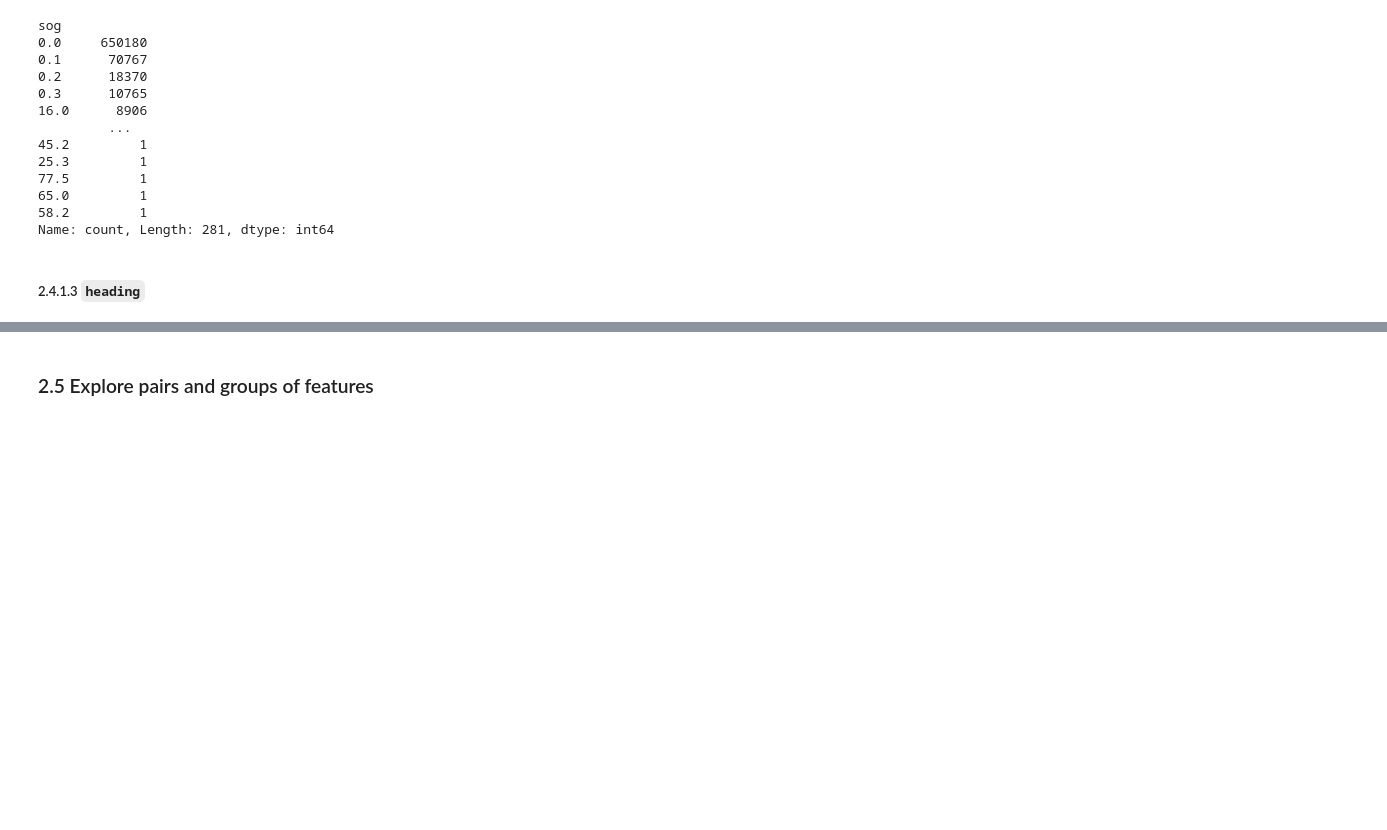
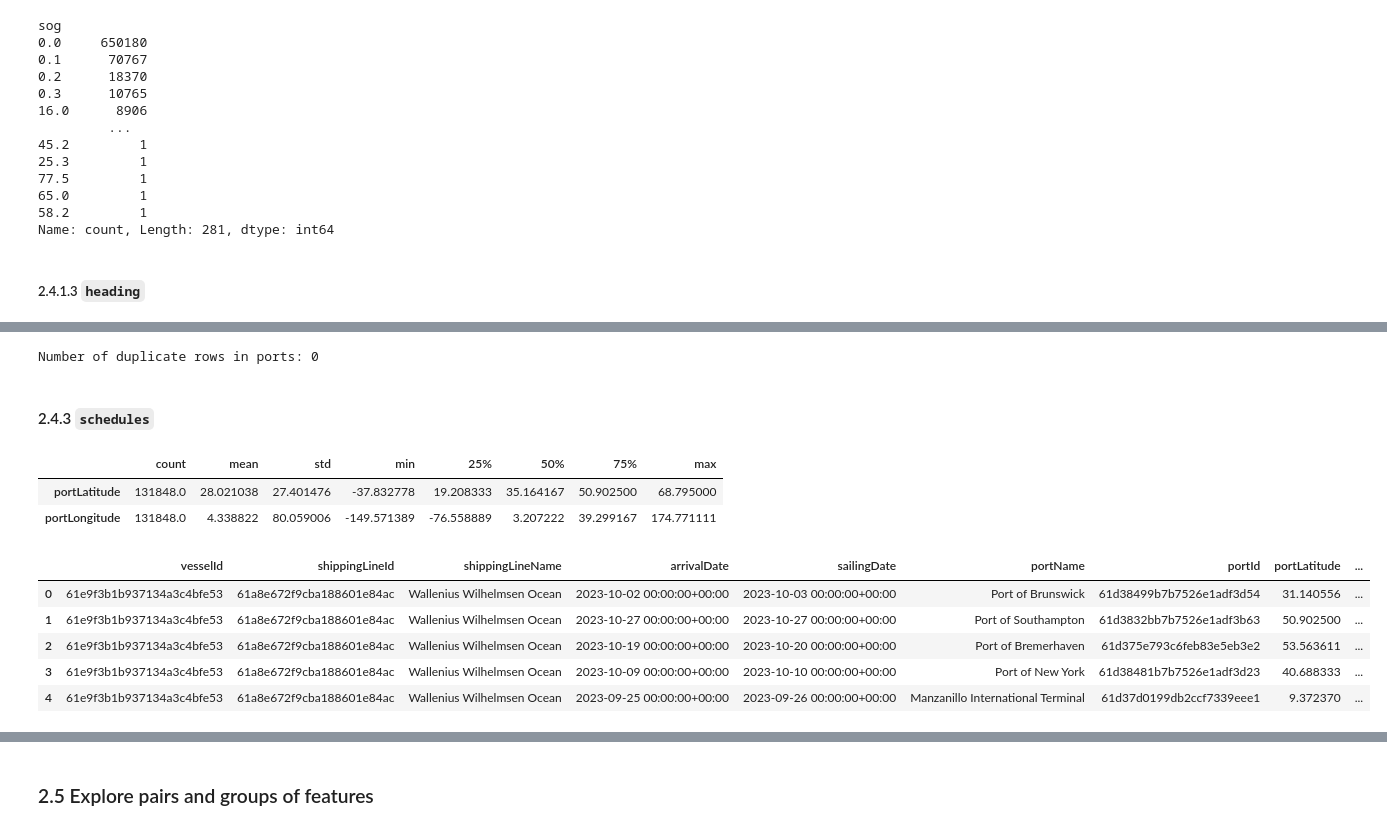
Before and after one commit to alexandersundquist/TDT4173-Modern-Machine-Learning-In-Practice-Project, a Jupyter notebook: Report.ipynb, the cells around one changed output, grey strips where cells are left out. Cells and saved outputs as stored; diff of their text form; code cells hidden in the pictures; blank space fills up the shorter version.

```diff
--- a/Report.ipynb
+++ b/Report.ipynb
@@ -240,0 +361,22 @@ Name: count, Length: 281, dtype: int64
+# %%
+# Count duplicate rows
+print('Number of duplicate rows in ports:', len(ports)-len(ports.drop_duplicates()))
+# %% [output]
+Number of duplicate rows in ports: 0
+# %% [markdown]
+#### 2.4.3 `schedules`
+# %%
+schedules.describe().T
+# %% [output]
+|  | count | mean | std | min | 25% | 50% | 75% | max |
+| portLatitude | 131848.0 | 28.021038 | 27.401476 | -37.832778 | 19.208333 | 35.164167 | 50.902500 | 68.795000 |
+| portLongitude | 131848.0 | 4.338822 | 80.059006 | -149.571389 | -76.558889 | 3.207222 | 39.299167 | 174.771111 |
+# %%
+schedules.head()
+# %% [output]
+|  | vesselId | shippingLineId | shippingLineName | arrivalDate | sailingDate | portName | portId | portLatitude | ... |
+| 0 | 61e9f3b1b937134a3c4bfe53 | 61a8e672f9cba188601e84ac | Wallenius Wilhelmsen Ocean | 2023-10-02 00:00:00+00:00 | 2023-10-03 00:00:00+00:00 | Port of Brunswick | 61d38499b7b7526e1adf3d54 | 31.140556 | ... |
+| 1 | 61e9f3b1b937134a3c4bfe53 | 61a8e672f9cba188601e84ac | Wallenius Wilhelmsen Ocean | 2023-10-27 00:00:00+00:00 | 2023-10-27 00:00:00+00:00 | Port of Southampton | 61d3832bb7b7526e1adf3b63 | 50.902500 | ... |
+| 2 | 61e9f3b1b937134a3c4bfe53 | 61a8e672f9cba188601e84ac | Wallenius Wilhelmsen Ocean | 2023-10-19 00:00:00+00:00 | 2023-10-20 00:00:00+00:00 | Port of Bremerhaven | 61d375e793c6feb83e5eb3e2 | 53.563611 | ... |
+| 3 | 61e9f3b1b937134a3c4bfe53 | 61a8e672f9cba188601e84ac | Wallenius Wilhelmsen Ocean | 2023-10-09 00:00:00+00:00 | 2023-10-10 00:00:00+00:00 | Port of New York | 61d38481b7b7526e1adf3d23 | 40.688333 | ... |
+| 4 | 61e9f3b1b937134a3c4bfe53 | 61a8e672f9cba188601e84ac | Wallenius Wilhelmsen Ocean | 2023-09-25 00:00:00+00:00 | 2023-09-26 00:00:00+00:00 | Manzanillo International Terminal | 61d37d0199db2ccf7339eee1 | 9.372370 | ... |
```
Also changed, not shown: parts of 18 cells of this notebook.
